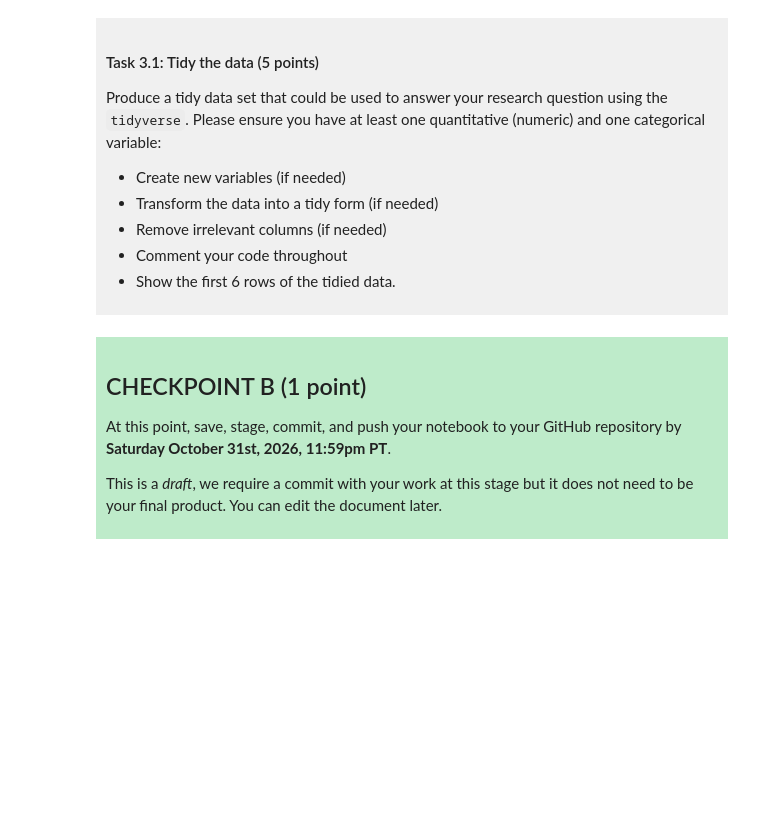
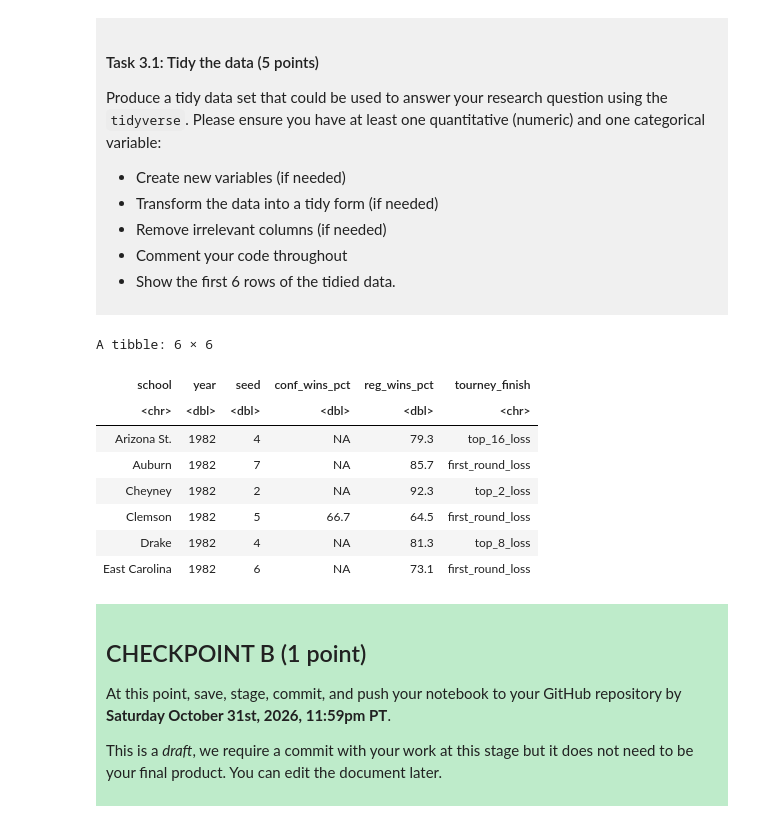
Before and after one commit to amyL126/dsci-100-project-amy-liang, a Jupyter notebook: dsci-100-project-notebook.ipynb, the cells around one changed output. Cells and saved outputs as stored; diff of their text form; code cells hidden in the pictures; blank space fills up the shorter version.

```diff
--- a/dsci-100-project-notebook.ipynb
+++ b/dsci-100-project-notebook.ipynb
@@ -189,7 +212,22 @@ Produce a tidy data set that could be used to answer your research question usin
 
 </div>
 # %%
-### EDIT THIS CODE CELL ###
+data_tidied <- data |>
+    select(school, year, seed, conf_wins_pct, reg_wins_pct,tourney_finish)
+#from the original object data that stores the original data set, selected relevant columns only
+#later can split by year and work on the classication question
+
+head(data_tidied) #print the first six rows
+# %% [output]
+A tibble: 6 × 6
+| school | year | seed | conf_wins_pct | reg_wins_pct | tourney_finish |
+| <chr> | <dbl> | <dbl> | <dbl> | <dbl> | <chr> |
+| Arizona St. | 1982 | 4 | NA | 79.3 | top_16_loss |
+| Auburn | 1982 | 7 | NA | 85.7 | first_round_loss |
+| Cheyney | 1982 | 2 | NA | 92.3 | top_2_loss |
+| Clemson | 1982 | 5 | 66.7 | 64.5 | first_round_loss |
+| Drake | 1982 | 4 | NA | 81.3 | top_8_loss |
+| East Carolina | 1982 | 6 | NA | 73.1 | first_round_loss |
 # %% [markdown]
 <div style="background-color: #beebca; padding: 10px;">
 
```
Also changed, not shown: parts of 3 cells of this notebook.
